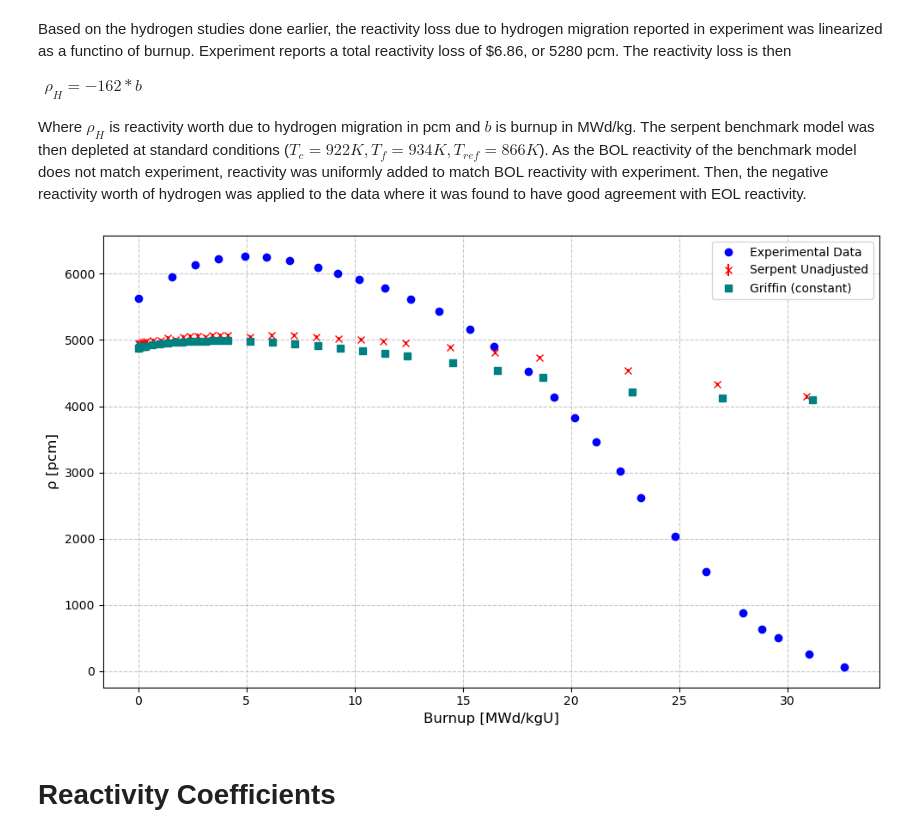
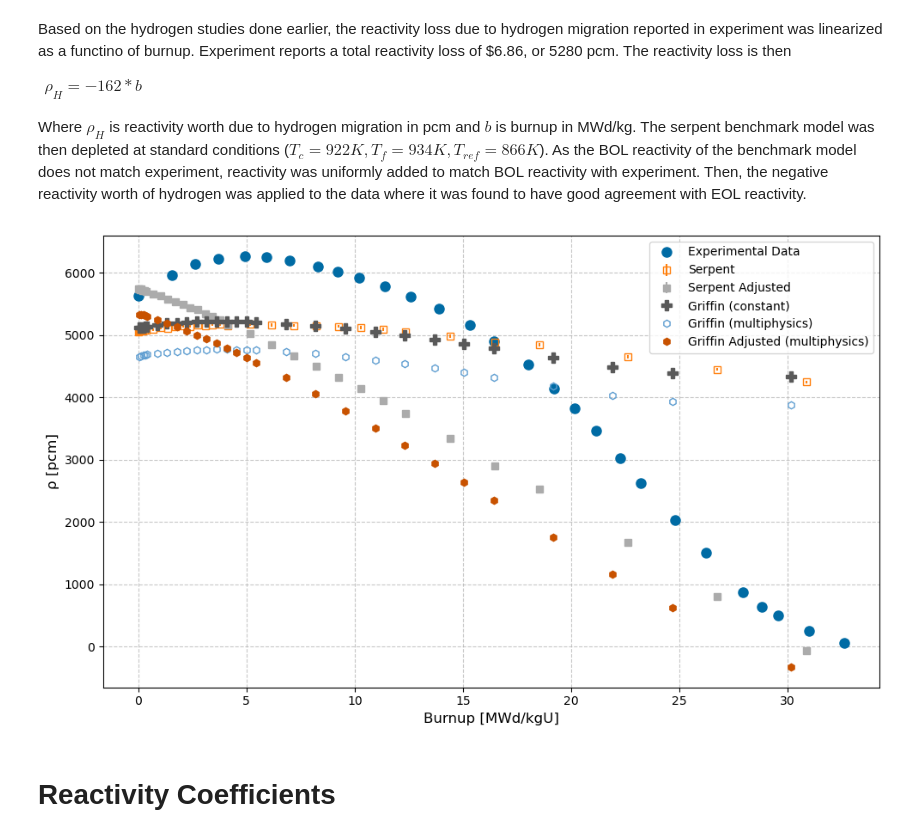
Before and after one commit to CORE-GATECH-GROUP/SNAP-REACTORS, a Jupyter notebook: snapReactors/reactor_models/Wet_Experiment_Models/analysis.ipynb, the cells around one changed output. Drawn from its saved outputs; the diff is of its cells as text; code cells hidden in the pictures.

Commit message:
[DEV] completed multiphysics runs, SNAP Griffin benchmarking now complete

```diff
--- a/snapReactors/reactor_models/Wet_Experiment_Models/analysis.ipynb
+++ b/snapReactors/reactor_models/Wet_Experiment_Models/analysis.ipynb
@@ -16,7 +16,9 @@ import openmc.deplete
 def calculate_reactivity(keff, keff_err, confidence_factor=3):
     """Calculate reactivity and uncertainty from keff values."""
     rho = (1 - 1/keff) * 1e5  # Convert to pcm
-    rho_err = confidence_factor * np.sqrt((1/keff**2)**2 * keff_err**2) * 1e5
+
+    # Correct uncertainty propagation: dρ/dk_eff = 1/k_eff^2
+    rho_err = confidence_factor * (1/keff**2) * keff_err * 1e5
     return rho, rho_err
 
 def load_openmc_results(filepath):
@@ -211,41 +213,55 @@ serpent_dep_path = base_path / "Serpent_Res/s82d_ac_c3_gcu_ringres.main_dep.m"
 serpent_burnup, serpent_rho, serpent_err = load_serpent_results(serpent_res_path, serpent_dep_path)
 
 # Apply hydrogen loss adjustment to Serpent data
 serpent_rho_adjusted = adjust_for_hydrogen_loss(serpent_rho, serpent_burnup)
 
 # Load Griffin standard conditions (no multiphysics)
 griff_const_path = griff_path / "Griffin_sol/depletion_core_csv.csv"
 griff_const_data = pd.read_csv(griff_const_path)
 griff_burnup = griff_const_data["burnup_MWd/kg"]
 griff_keff = griff_const_data["eigenvalue"]
 griff_rho = (1-1/griff_keff)*1e5
+griff_rho_adjusted = adjust_for_hydrogen_loss(griff_rho, griff_burnup)
+
+# Load Griffin multiphysics
+griff_phys_path = griff_path / "full_multiphysics/depletion_core_csv.csv"
+griff_phys_data = pd.read_csv(griff_phys_path)
+griff_phys_burnup = griff_phys_data["burnup_MWd/kg"]
+griff_phys_keff = griff_phys_data["eigenvalue"]
+griff_phys_rho = (1-1/griff_phys_keff)*1e5
+griff_phys_rho_adjusted = adjust_for_hydrogen_loss(griff_phys_rho, griff_phys_burnup)
 
 # Load experimental data
 exp_path = base_path / "Serpent_Res/burn-data.csv"
 exp_data = pd.read_csv(exp_path)
 exp_burnup = exp_data['x (MWd/kgU)'].values
 exp_rho = exp_data['y(pcm)'].values
 
 # Create comparison plot
 plt.figure(figsize=(10, 6))
+plt.style.use('tableau-colorblind10')
+# Plot data (exclude last 3 points for Serpent data)
+plt.errorbar(exp_burnup, exp_rho, fmt='o', markersize=8, label="Experimental Data")
+plt.errorbar(serpent_burnup[:-3], serpent_rho[:-3], yerr=serpent_err[:-3],
+             fmt='s', markersize=6, markerfacecolor='none', label='Serpent')  # diamond
+plt.errorbar(serpent_burnup[:-3], serpent_rho_adjusted[:-3], yerr=serpent_err[:-3],
+             fmt='s', markersize=6, label='Serpent Adjusted')  # square
 
-# Plot data (exclude last 3 points for Serpent data)
-plt.errorbar(exp_burnup, exp_rho, fmt='o', label="Experimental Data", color='blue')
-# plt.errorbar(serpent_burnup[:-3], serpent_rho_adjusted[:-3], yerr=serpent_err[:-3],
-#              fmt='x', label='Serpent Adjusted', color='green')
-plt.errorbar(serpent_burnup[:-3], serpent_rho[:-3], yerr=serpent_err[:-3],
-             fmt='x', label='Serpent Unadjusted', color='red')
 # plt.errorbar(openmc_burnup, openmc_rho, yerr=openmc_err,
 #              fmt='x', label='OpenMC', color='black')
-plt.errorbar(griff_burnup, griff_rho, fmt = 's',color = 'teal', label = "Griffin (constant)")
+plt.errorbar(griff_burnup[1:-2], griff_rho[1:-2], fmt='P', markersize=8, label="Griffin (constant)")
+plt.errorbar(griff_phys_burnup[1:-2], griff_phys_rho[1:-2], fmt='h', markersize=6, markerfacecolor='none', label="Griffin (multiphysics)")  # hexagon
+plt.errorbar(griff_phys_burnup[1:-2], griff_phys_rho_adjusted[1:-2], fmt='h', markersize=6, label='Griffin Adjusted (multiphysics)')  # plus (filled)
+
+
 # Format plot
 plt.xlabel("Burnup [MWd/kgU]", fontsize=12)
 plt.ylabel("ρ [pcm]", fontsize=12)
 plt.legend()
 plt.grid(True, linestyle='--', alpha=0.7)
 plt.tight_layout()
 # %% [output]
-[figure, old version]
+[figure, new version]
 # %% [markdown]
 # Reactivity Coefficients
 # %% [markdown]
```
Also changed, not shown: 34 other files.
